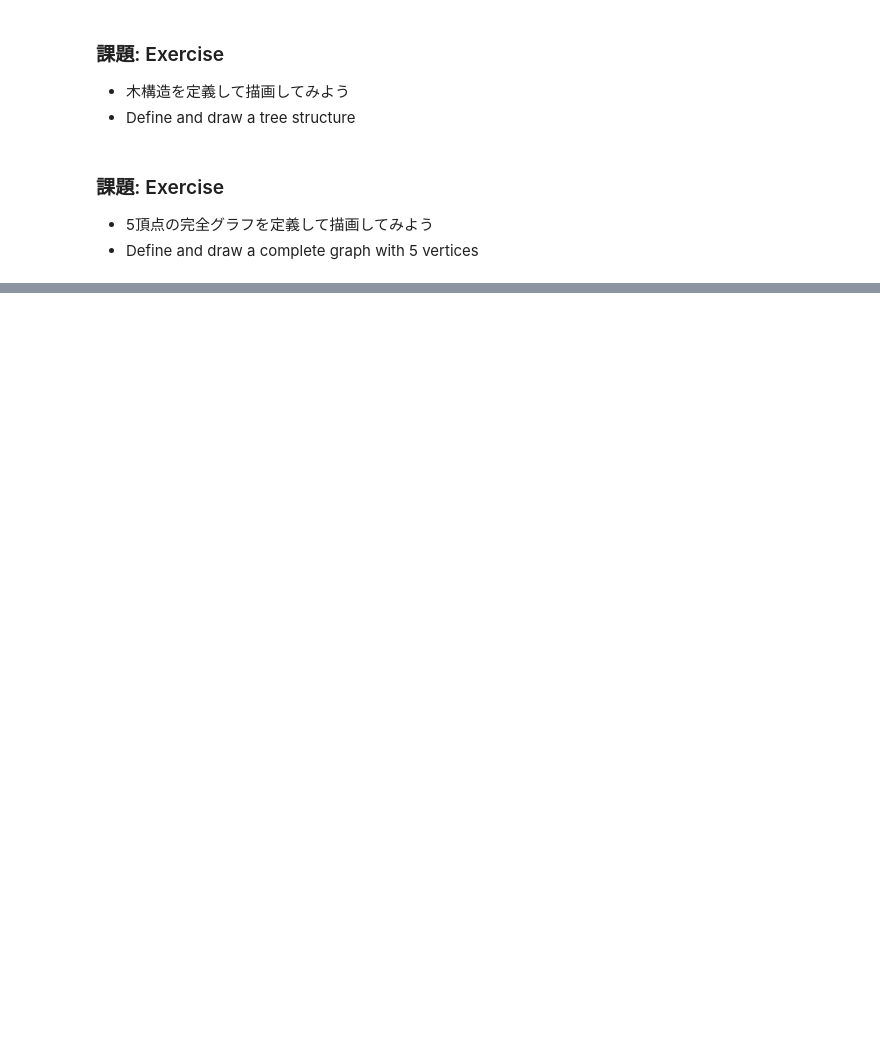
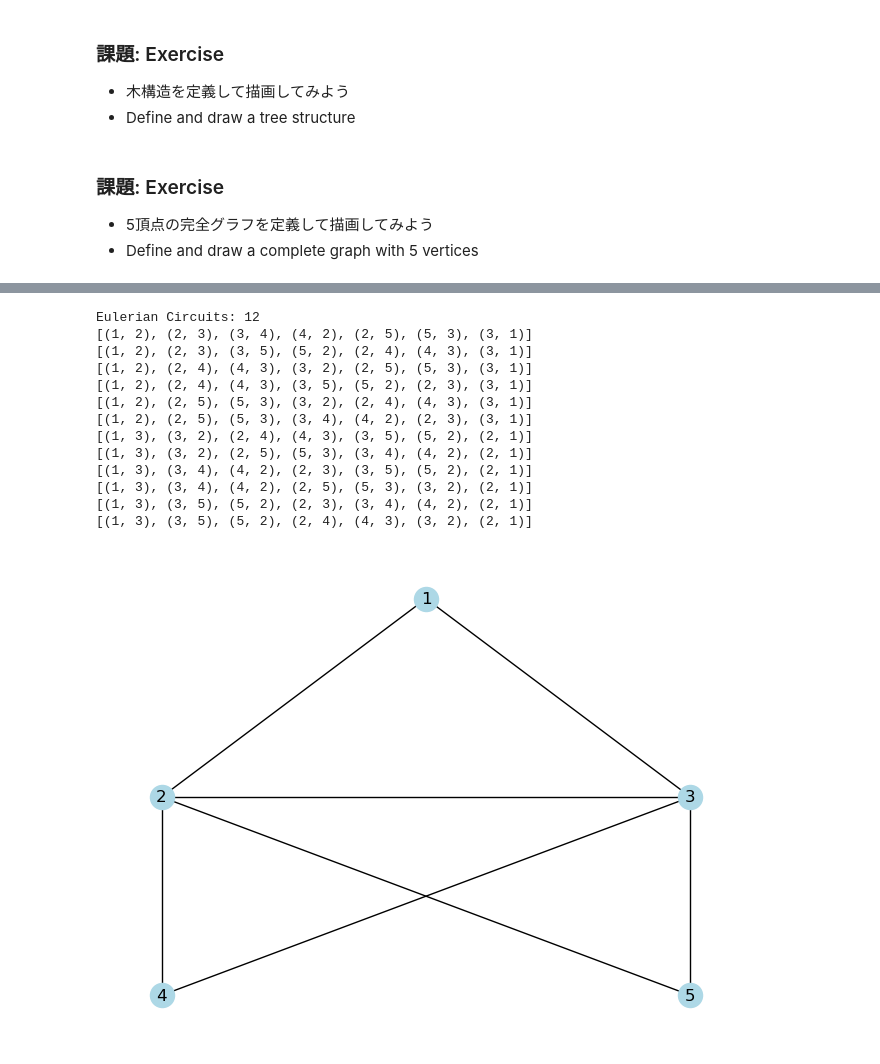
Before and after one commit to algorithms-and-dataStructure-nu/10.Graph, a Jupyter notebook: 10.Graph.ipynb, the cells around one changed output, grey strips where cells are left out. Cells and saved outputs as stored; diff of their text form; code cells hidden in the pictures; blank space fills up the shorter version.

```diff
--- a/10.Graph.ipynb
+++ b/10.Graph.ipynb
@@ -144,41 +167,56 @@ nx.draw(g_d, pos=pos, with_labels=True, node_color="lightblue", edge_color="blac
 # %%
-def enumerate_Euler_main(G:nx.Graph, s:int|str)->list[tuple[int|str,int|str]]:
+def enumerate_Euler_main(G:nx.Graph, s:Hashable)->list[tuple[Hashable, Hashable]]:
     """
     Euler閉路を列挙する関数: Function to enumerate Eulerian circuits:
     """
     G_copy = G.copy()  # グラフのコピーを作成: Create a copy of the graph
     euler_paths = []
 
-    def find_euler_path(v:int|str, path:list[tuple[int|str,int|str]], ss:int|str):
+    def find_euler_path(v:Hashable, path:list[tuple[Hashable, Hashable]], ss:Hashable):
         # 終了条件: 全ての辺を訪れ、開始点に戻る: Base case: All edges visited and back to start
         if len(path) == G_copy.number_of_edges() and v == ss:
             euler_paths.append(path.copy())
             return
 
         for neighbor in list(G_copy.neighbors(v)):# 隣接する頂点を探索: Explore adjacent vertices
             if (v, neighbor) not in path and (neighbor, v) not in path:
                 # まだ訪れていない辺を選択: Choose an edge that has not been visited
                 path.append((v, neighbor))
                 find_euler_path(neighbor, path, ss)
                 path.pop()
 
     find_euler_path(s, [], s)
     return euler_paths
 
 def euler_example():
     """
     Eulerを列挙するグラフの例: Example graph for enumerating Eulerian circuits
     """
     G = nx.Graph()
     G.add_edges_from([(1, 2), (1, 3), (2, 3), (2, 4), (2, 5), (3, 4), (3, 5)])
     pos = {1: (0, 0), 2: (-1, -1), 3: (1, -1), 4: (-1, -2), 5: (1, -2)}
     nx.set_node_attributes(G, pos, "pos")
     return G
 
 g = euler_example()
 pos = nx.get_node_attributes(g, "pos")
 nx.draw(g, with_labels=True, node_color="lightblue", edge_color="black", pos=pos)
 paths = enumerate_Euler_main(g, 1)
 print("Eulerian Circuits:", len(paths))
 for path in paths:
     print(path)
+# %% [output]
+Eulerian Circuits: 12
+[(1, 2), (2, 3), (3, 4), (4, 2), (2, 5), (5, 3), (3, 1)]
+[(1, 2), (2, 3), (3, 5), (5, 2), (2, 4), (4, 3), (3, 1)]
+[(1, 2), (2, 4), (4, 3), (3, 2), (2, 5), (5, 3), (3, 1)]
+[(1, 2), (2, 4), (4, 3), (3, 5), (5, 2), (2, 3), (3, 1)]
+[(1, 2), (2, 5), (5, 3), (3, 2), (2, 4), (4, 3), (3, 1)]
+[(1, 2), (2, 5), (5, 3), (3, 4), (4, 2), (2, 3), (3, 1)]
+[(1, 3), (3, 2), (2, 4), (4, 3), (3, 5), (5, 2), (2, 1)]
+[(1, 3), (3, 2), (2, 5), (5, 3), (3, 4), (4, 2), (2, 1)]
+[(1, 3), (3, 4), (4, 2), (2, 3), (3, 5), (5, 2), (2, 1)]
+[(1, 3), (3, 4), (4, 2), (2, 5), (5, 3), (3, 2), (2, 1)]
+[(1, 3), (3, 5), (5, 2), (2, 3), (3, 4), (4, 2), (2, 1)]
+[(1, 3), (3, 5), (5, 2), (2, 4), (4, 3), (3, 2), (2, 1)]
+[figure, added]
```
Also changed, not shown: parts of 7 cells of this notebook.
